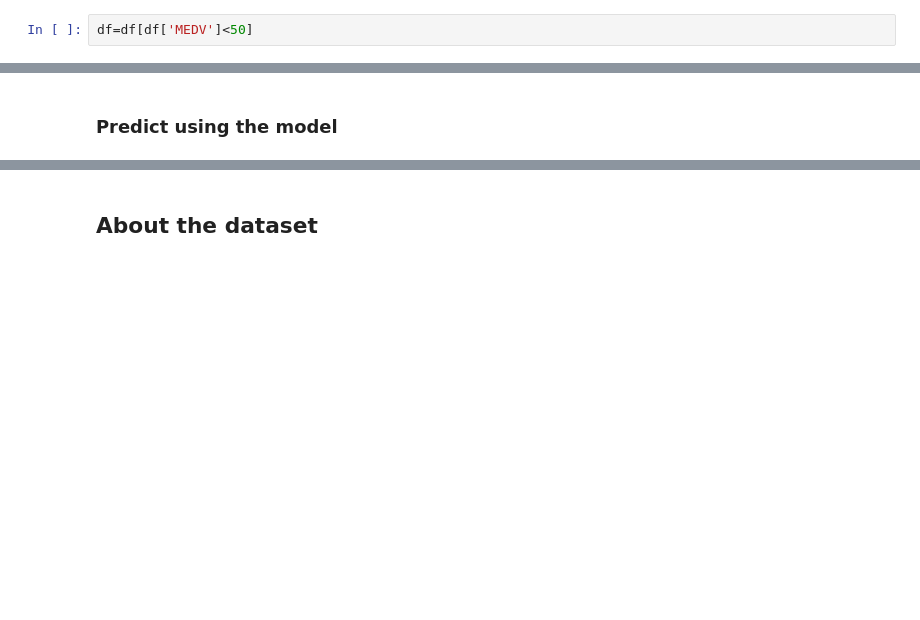
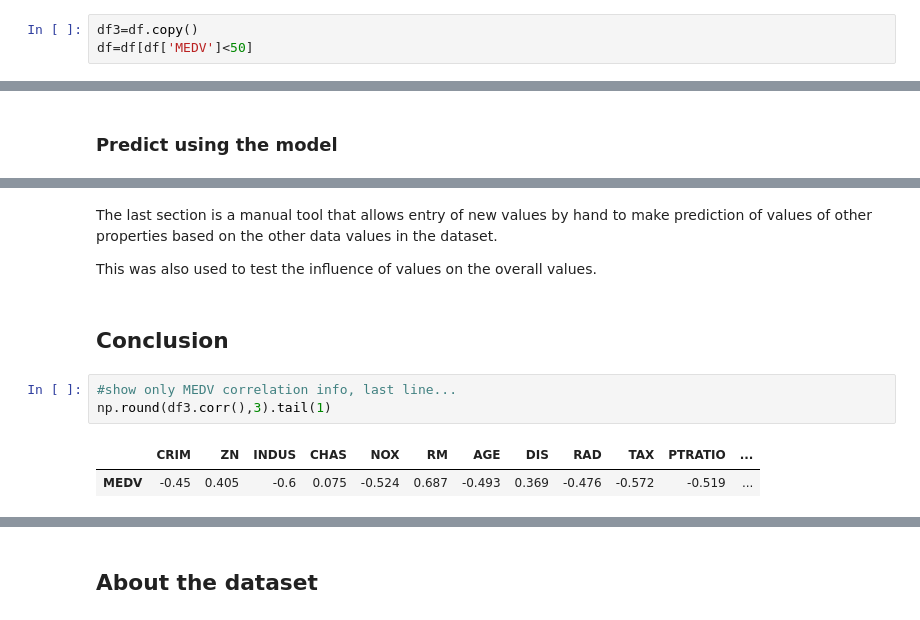
Before and after one commit to G00364778/52954_Assesment_Machine_Learning_and_Statistics, a Jupyter notebook: Boston_House_Price_Analyses.ipynb, the cells around one changed output, grey strips where cells are left out. Cells and saved outputs as stored; diff of their text form; blank space fills up the shorter version.

```diff
--- a/Boston_House_Price_Analyses.ipynb
+++ b/Boston_House_Price_Analyses.ipynb
@@ -231,6 +261,7 @@ Using TensorFlow backend.
 # %% [markdown]
 The house prices are capped at __USD50k__ and as a result creates a skewed affect on the modelling. The dataset is therefore sanitised to only include values below __USD50k__ and modelling performed on the subset below this cap value in order to try and generate a realistic model that can predict property prices based on the dataset criteria.
 # %%
+df3=df.copy()
 df=df[df['MEDV']<50]
 # %% [markdown]
 The dataset is separated into inputs and outputs and the inputs will consist of all the values except for the __MEDV__ column that is the selling prices of the houses in the dataset.
@@ -404,0 +439,12 @@ Modelled Value: [[24.779655]]
+# %% [markdown]
+The last section is a manual tool that allows entry of new values by hand to make prediction of values of other properties based on the other data values in the dataset.
+
+This was also used to test the influence of values on the overall values.
+# %% [markdown]
+## Conclusion
+# %%
+#show only MEDV correlation info, last line...
+np.round(df3.corr(),3).tail(1)
+# %% [output]
+|  | CRIM | ZN | INDUS | CHAS | NOX | RM | AGE | DIS | RAD | TAX | PTRATIO | ... |
+| MEDV | -0.45 | 0.405 | -0.6 | 0.075 | -0.524 | 0.687 | -0.493 | 0.369 | -0.476 | -0.572 | -0.519 | ... |
```
Also changed, not shown: parts of 32 cells of this notebook.
